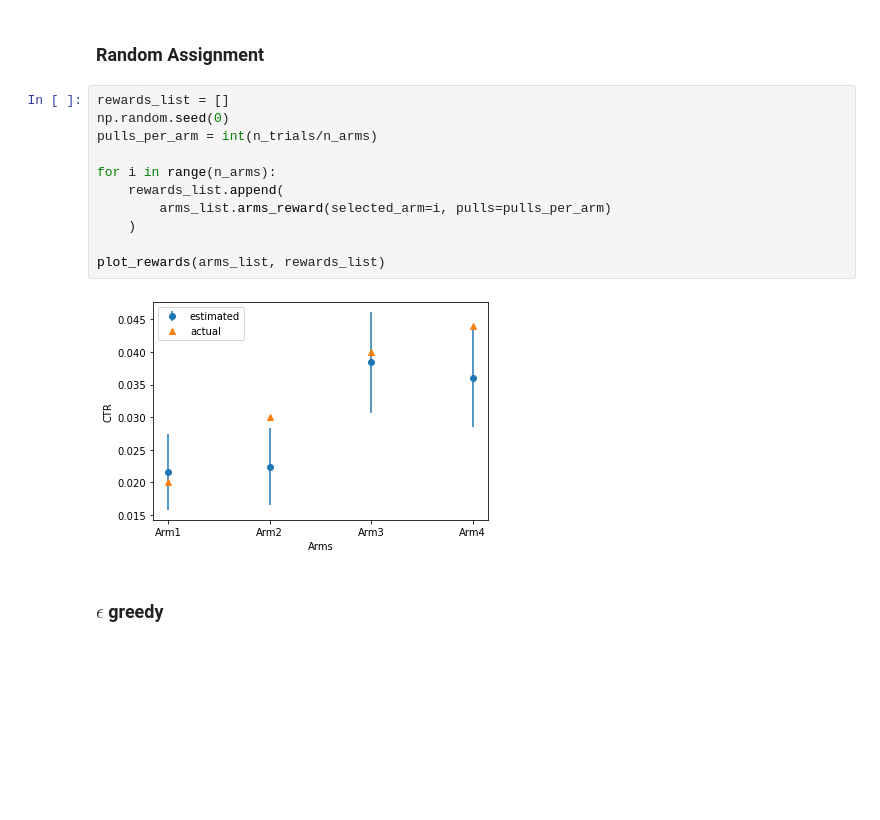
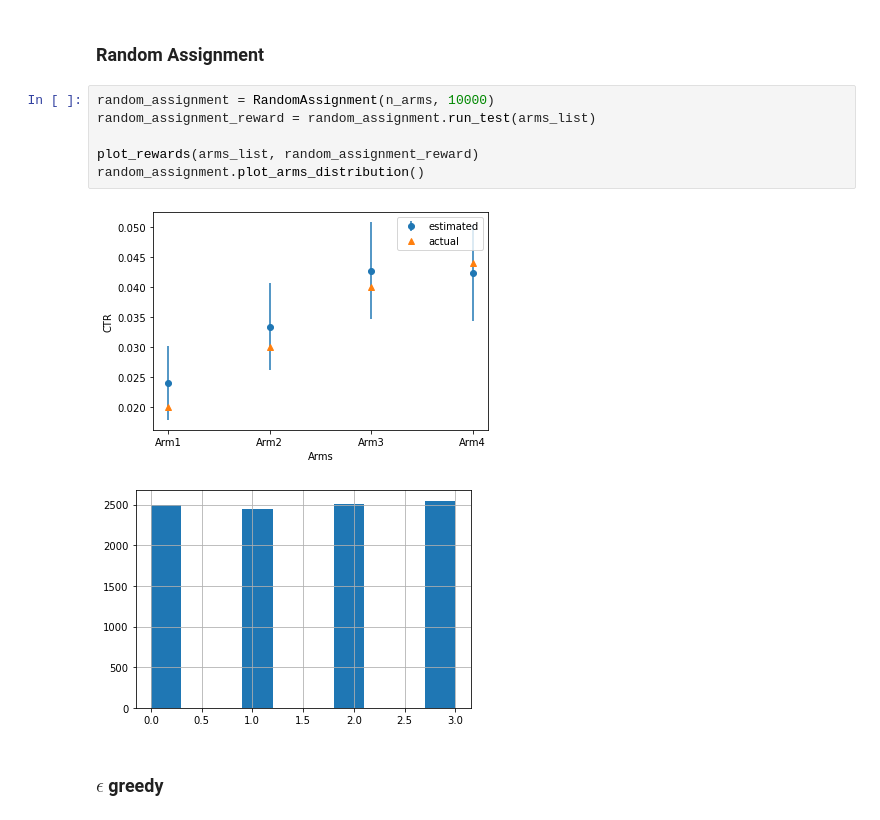
Before and after one commit to vicgpt/Reinforcement-Learning, a Jupyter notebook: online_experiments/controlled-online-experiment.ipynb, the cells around one changed output. Saved outputs shown, nothing was run; the diff lists cells and outputs as text; blank space fills up the shorter version.

```diff
--- a/online_experiments/controlled-online-experiment.ipynb
+++ b/online_experiments/controlled-online-experiment.ipynb
@@ -98,18 +97,14 @@ arms_list.get_best_arm().mu
 # %% [markdown]
 ### Random Assignment
 # %%
-rewards_list = []
-np.random.seed(0)
-pulls_per_arm = int(n_trials/n_arms)
+random_assignment = RandomAssignment(n_arms, 10000)
+random_assignment_reward = random_assignment.run_test(arms_list)
 
-for i in range(n_arms):
-    rewards_list.append(
-        arms_list.arms_reward(selected_arm=i, pulls=pulls_per_arm)
-    )
-
-plot_rewards(arms_list, rewards_list)
+plot_rewards(arms_list, random_assignment_reward)
+random_assignment.plot_arms_distribution()
 # %% [output]
-[figure, old version]
+[figure, new version]
+[figure, added]
 # %% [markdown]
 ### $\epsilon$ greedy
 # %% [markdown]
```
Also changed, not shown: parts of 23 cells of this notebook.
